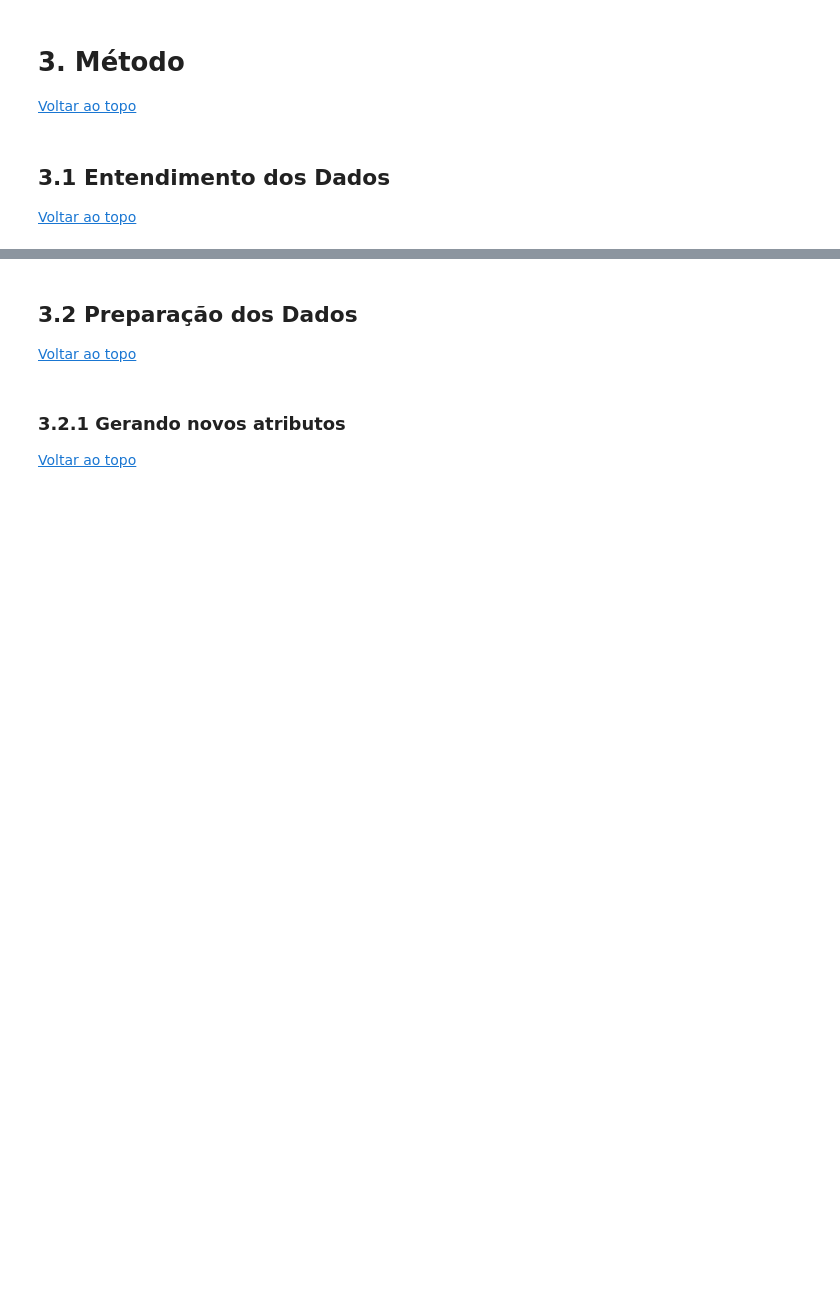
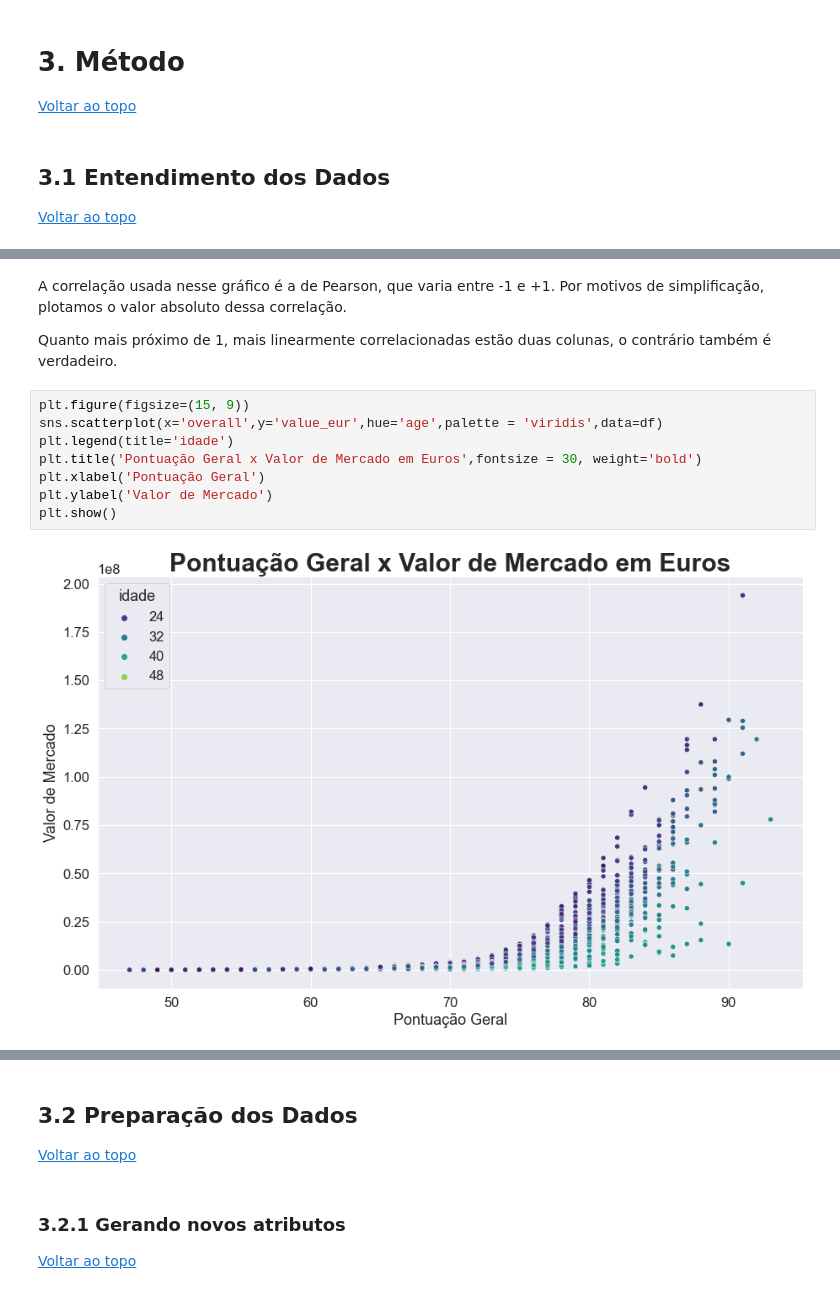
Before and after one commit to olucaslopes/fifa22-players-analysis, a Jupyter notebook: Relatorio.ipynb, the cells around one changed output, grey strips where cells are left out. Cells and saved outputs as stored; diff of their text form; blank space fills up the shorter version.

```diff
--- a/Relatorio.ipynb
+++ b/Relatorio.ipynb
@@ -119,0 +237,14 @@ Grandes sucessos geram grandes oportunidades de negócio. Sendo o FIFA, sem qual
+# %% [markdown]
+A correlação usada nesse gráfico é a de Pearson, que varia entre -1 e +1. Por motivos de simplificação, plotamos o valor absoluto dessa correlação.
+
+Quanto mais próximo de 1, mais linearmente correlacionadas estão duas colunas, o contrário também é verdadeiro.
+# %%
+plt.figure(figsize=(15, 9))
+sns.scatterplot(x='overall',y='value_eur',hue='age',palette = 'viridis',data=df)
+plt.legend(title='idade')
+plt.title('Pontuação Geral x Valor de Mercado em Euros',fontsize = 30, weight='bold')
+plt.xlabel('Pontuação Geral')
+plt.ylabel('Valor de Mercado')
+plt.show()
+# %% [output]
+[figure, added]
```
Also changed, not shown: parts of 82 cells of this notebook.
